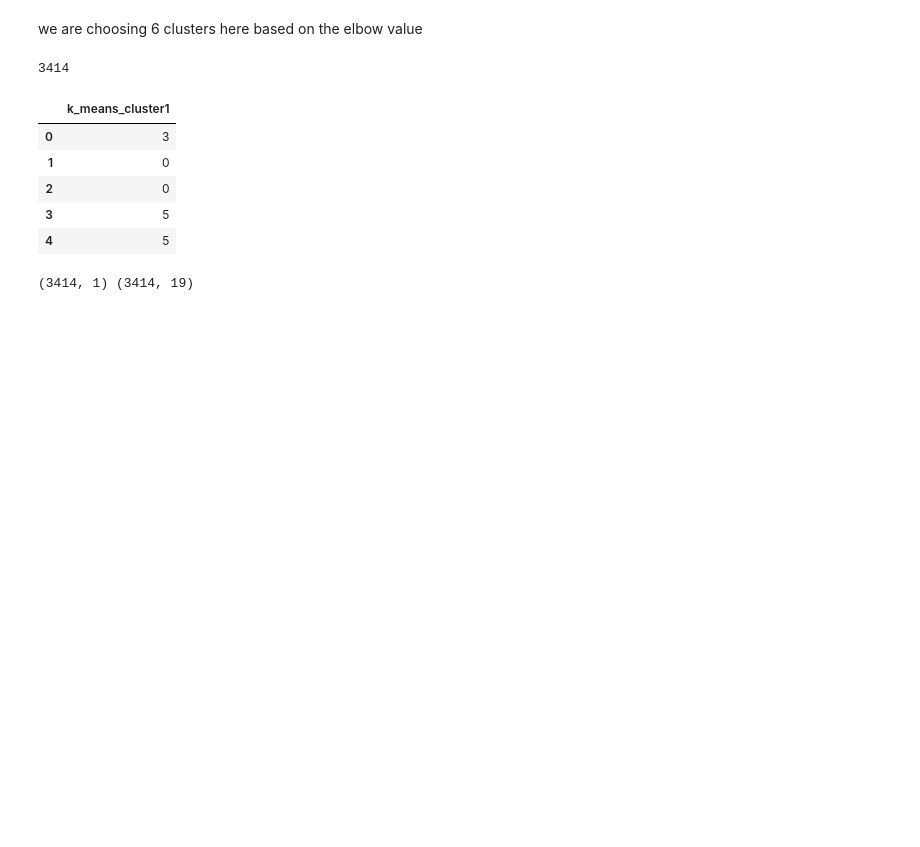
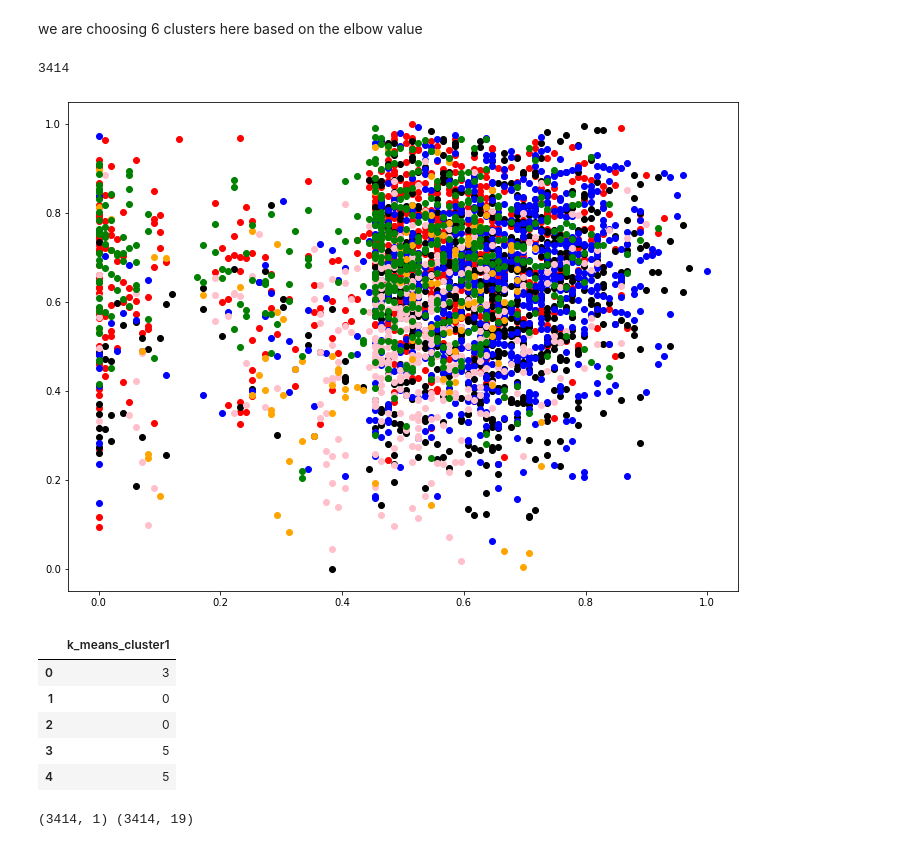
Before and after one commit to mukkatharun/MachineLearningAssignments, a Jupyter notebook: FractalClustering/Fractal_Clustering_ML_Assignment.ipynb, the cells around one changed output. Cells and saved outputs as stored; diff of their text form; code cells hidden in the pictures; blank space fills up the shorter version.

```diff
--- a/FractalClustering/Fractal_Clustering_ML_Assignment.ipynb
+++ b/FractalClustering/Fractal_Clustering_ML_Assignment.ipynb
@@ -274,6 +276,28 @@ y_kmeans1 = kmeans.fit_predict(df_cluster1_scaled)
 len(y_kmeans1)
 # %% [output]
 3414
+# %%
+f, ax = plt.subplots(figsize=(12,9))
+
+#filter rows of original data
+filtered_label1 = df_cluster1_scaled[y_kmeans1 == 0]
+filtered_label2 = df_cluster1_scaled[y_kmeans1 == 1]
+filtered_label3 = df_cluster1_scaled[y_kmeans1 == 2]
+filtered_label4 = df_cluster1_scaled[y_kmeans1 == 3]
+filtered_label5 = df_cluster1_scaled[y_kmeans1 == 4]
+filtered_label6 = df_cluster1_scaled[y_kmeans1 == 5]
+
+
+#Plotting the results
+plt.scatter(filtered_label1[:,0] , filtered_label1[:,1] , color = 'red')
+plt.scatter(filtered_label2[:,0] , filtered_label2[:,1] , color = 'black')
+plt.scatter(filtered_label3[:,0] , filtered_label3[:,1] , color = 'blue')
+plt.scatter(filtered_label4[:,0] , filtered_label4[:,1] , color = 'pink')
+plt.scatter(filtered_label5[:,0] , filtered_label5[:,1] , color = 'orange')
+plt.scatter(filtered_label6[:,0] , filtered_label6[:,1] , color = 'green')
+plt.show()
+# %% [output]
+[figure, added]
 # %%
 # kmeans_cluster1_kmeans = pd.DataFrame(y_kmeans1, columns = ['k_means_cluster1'])
 # kmeans_cluster1_kmeans.head()
```
Also changed, not shown: parts of 7 cells of this notebook.
